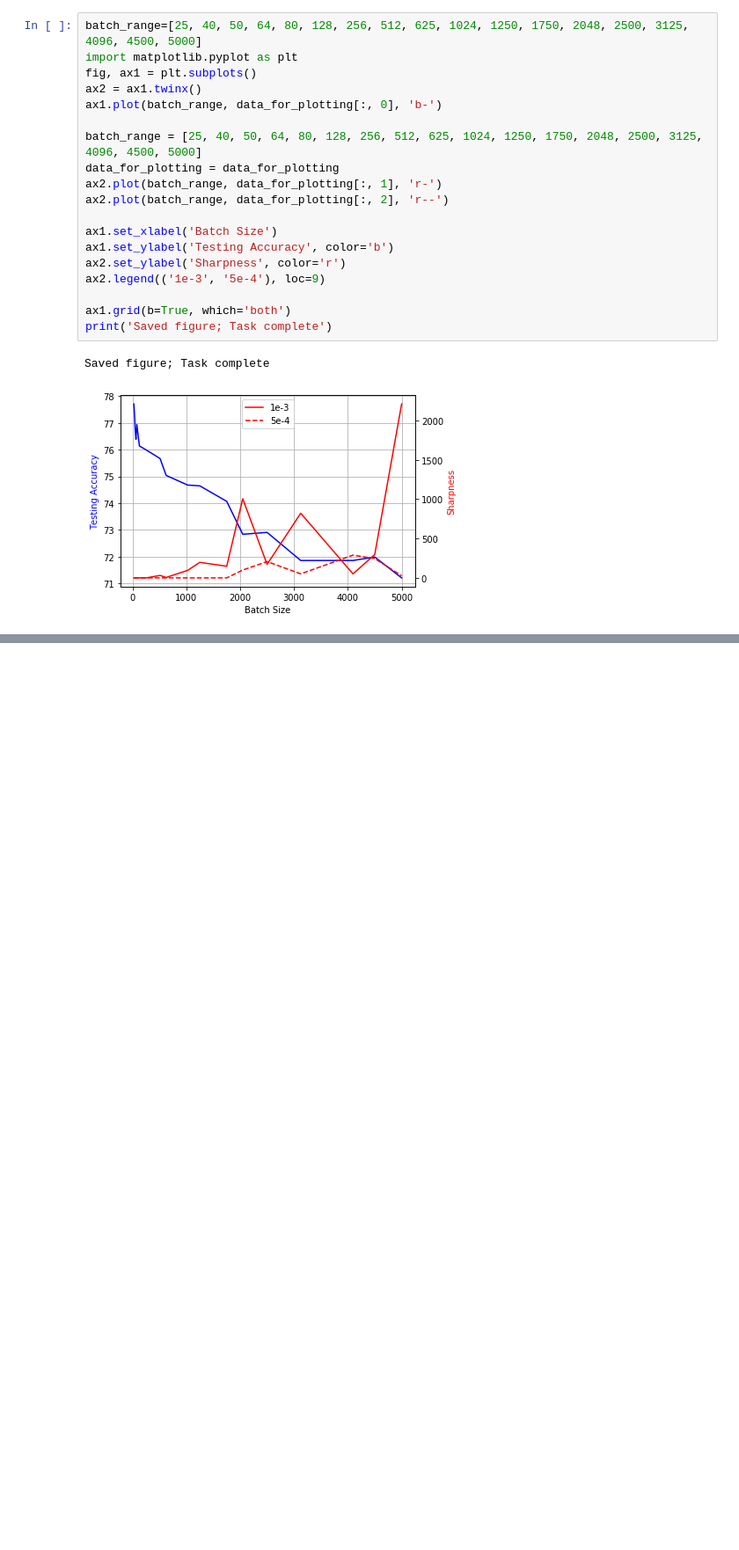
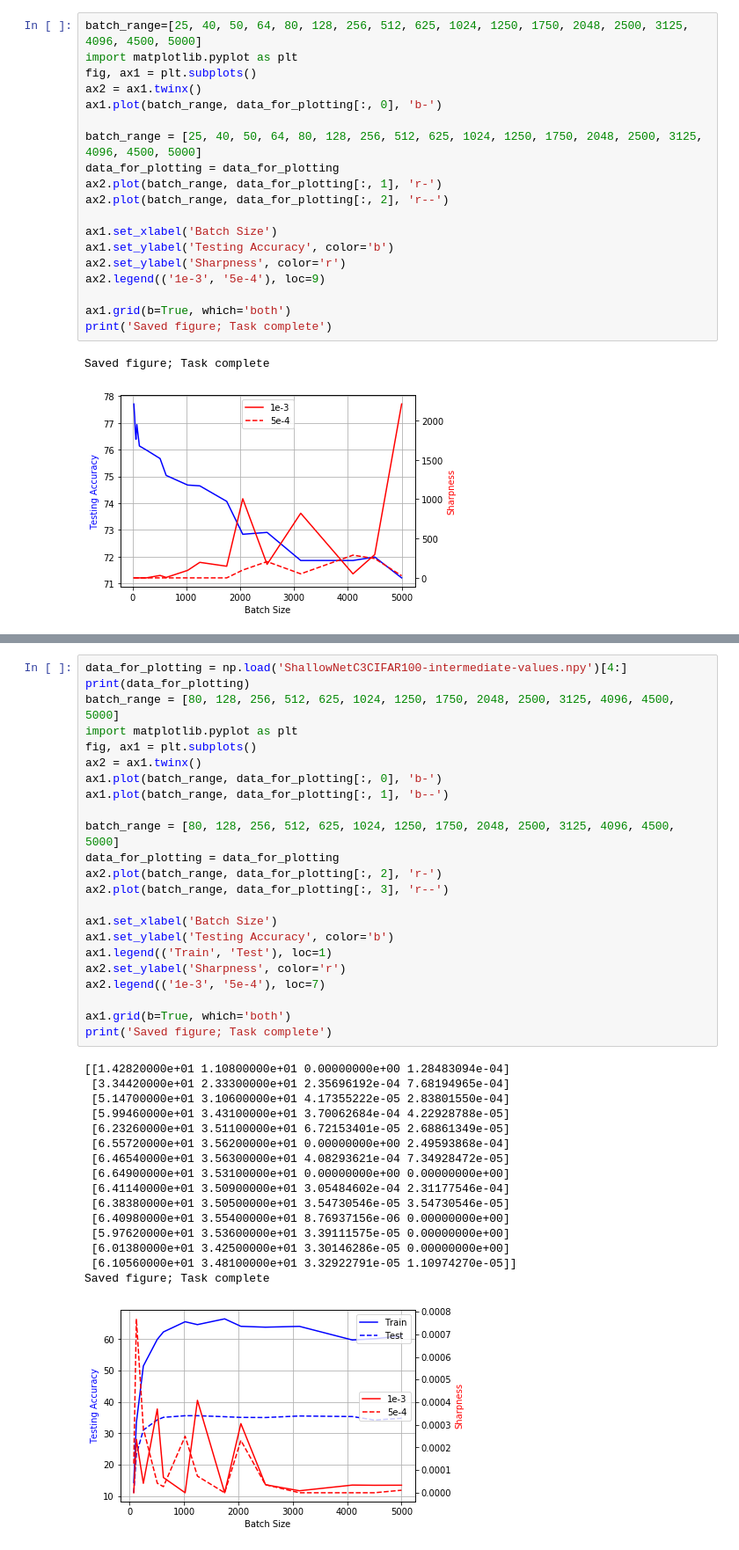
Before and after one commit to kristyelee/LBSBGenGapSharpnessResearch, a Jupyter notebook: Untitled.ipynb, the cells around one changed output, grey strips where cells are left out. Shown at 88% size. Drawn from its saved outputs; the diff is of its cells as text; blank space fills up the shorter version.

```diff
--- a/Untitled.ipynb
+++ b/Untitled.ipynb
@@ -178,0 +233,40 @@ Saved figure; Task complete
+# %%
+data_for_plotting = np.load('ShallowNetC3CIFAR100-intermediate-values.npy')[4:]
+print(data_for_plotting)
+batch_range = [80, 128, 256, 512, 625, 1024, 1250, 1750, 2048, 2500, 3125, 4096, 4500, 5000]
+import matplotlib.pyplot as plt
+fig, ax1 = plt.subplots()
+ax2 = ax1.twinx()
+ax1.plot(batch_range, data_for_plotting[:, 0], 'b-')
+ax1.plot(batch_range, data_for_plotting[:, 1], 'b--')
+
+batch_range = [80, 128, 256, 512, 625, 1024, 1250, 1750, 2048, 2500, 3125, 4096, 4500, 5000]
+data_for_plotting = data_for_plotting
+ax2.plot(batch_range, data_for_plotting[:, 2], 'r-')
+ax2.plot(batch_range, data_for_plotting[:, 3], 'r--')
+
+ax1.set_xlabel('Batch Size')
+ax1.set_ylabel('Testing Accuracy', color='b')
+ax1.legend(('Train', 'Test'), loc=1)
+ax2.set_ylabel('Sharpness', color='r')
+ax2.legend(('1e-3', '5e-4'), loc=7)
+
+ax1.grid(b=True, which='both')
+print('Saved figure; Task complete')
+# %% [output]
+[[1.42820000e+01 1.10800000e+01 0.00000000e+00 1.28483094e-04]
+ [3.34420000e+01 2.33300000e+01 2.35696192e-04 7.68194965e-04]
+ [5.14700000e+01 3.10600000e+01 4.17355222e-05 2.83801550e-04]
+ [5.99460000e+01 3.43100000e+01 3.70062684e-04 4.22928788e-05]
+ [6.23260000e+01 3.51100000e+01 6.72153401e-05 2.68861349e-05]
+ [6.55720000e+01 3.56200000e+01 0.00000000e+00 2.49593868e-04]
+ [6.46540000e+01 3.56300000e+01 4.08293621e-04 7.34928472e-05]
+ [6.64900000e+01 3.53100000e+01 0.00000000e+00 0.00000000e+00]
+ [6.41140000e+01 3.50900000e+01 3.05484602e-04 2.31177546e-04]
+ [6.38380000e+01 3.50500000e+01 3.54730546e-05 3.54730546e-05]
+ [6.40980000e+01 3.55400000e+01 8.76937156e-06 0.00000000e+00]
+ [5.97620000e+01 3.53600000e+01 3.39111575e-05 0.00000000e+00]
+ [6.01380000e+01 3.42500000e+01 3.30146286e-05 0.00000000e+00]
+ [6.10560000e+01 3.48100000e+01 3.32922791e-05 1.10974270e-05]]
+Saved figure; Task complete
+[figure, added]
```
Also changed, not shown: parts of 5 cells of this notebook.
